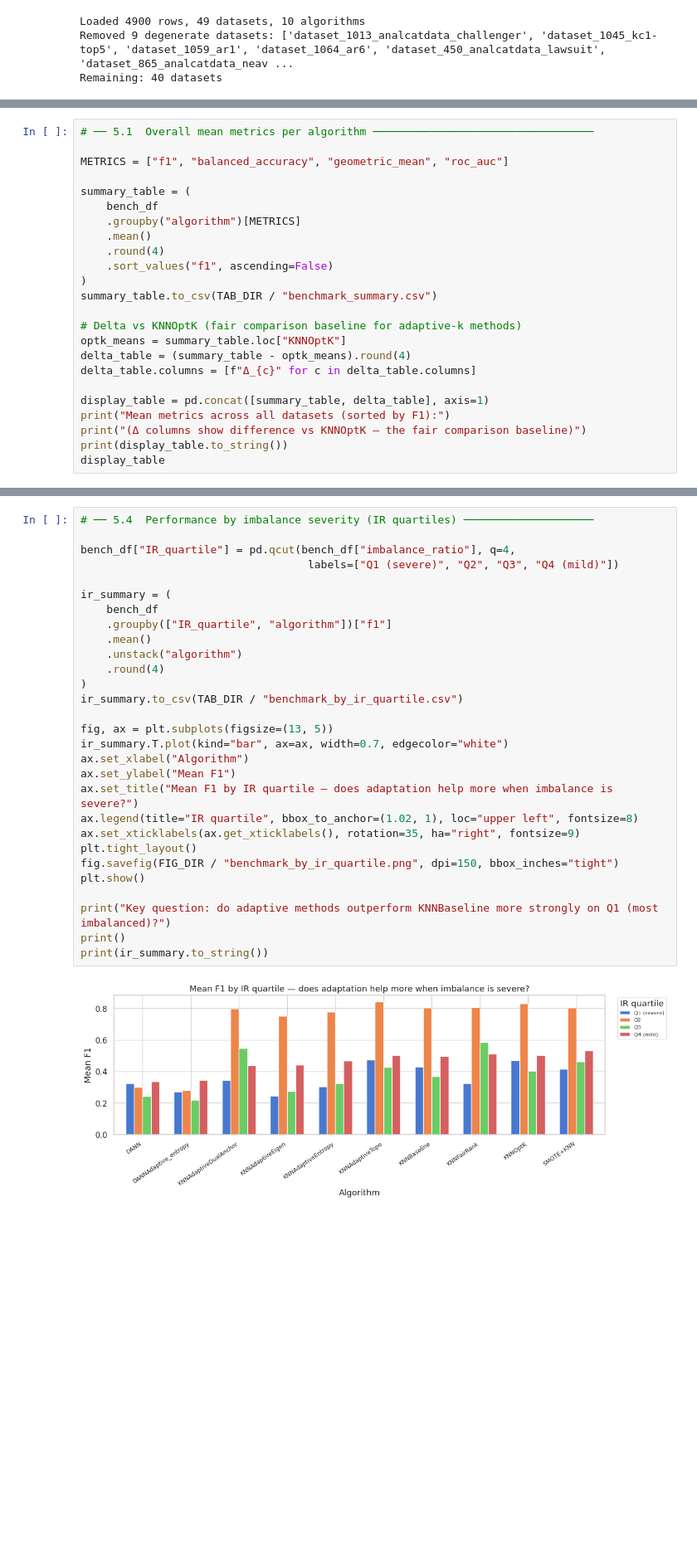
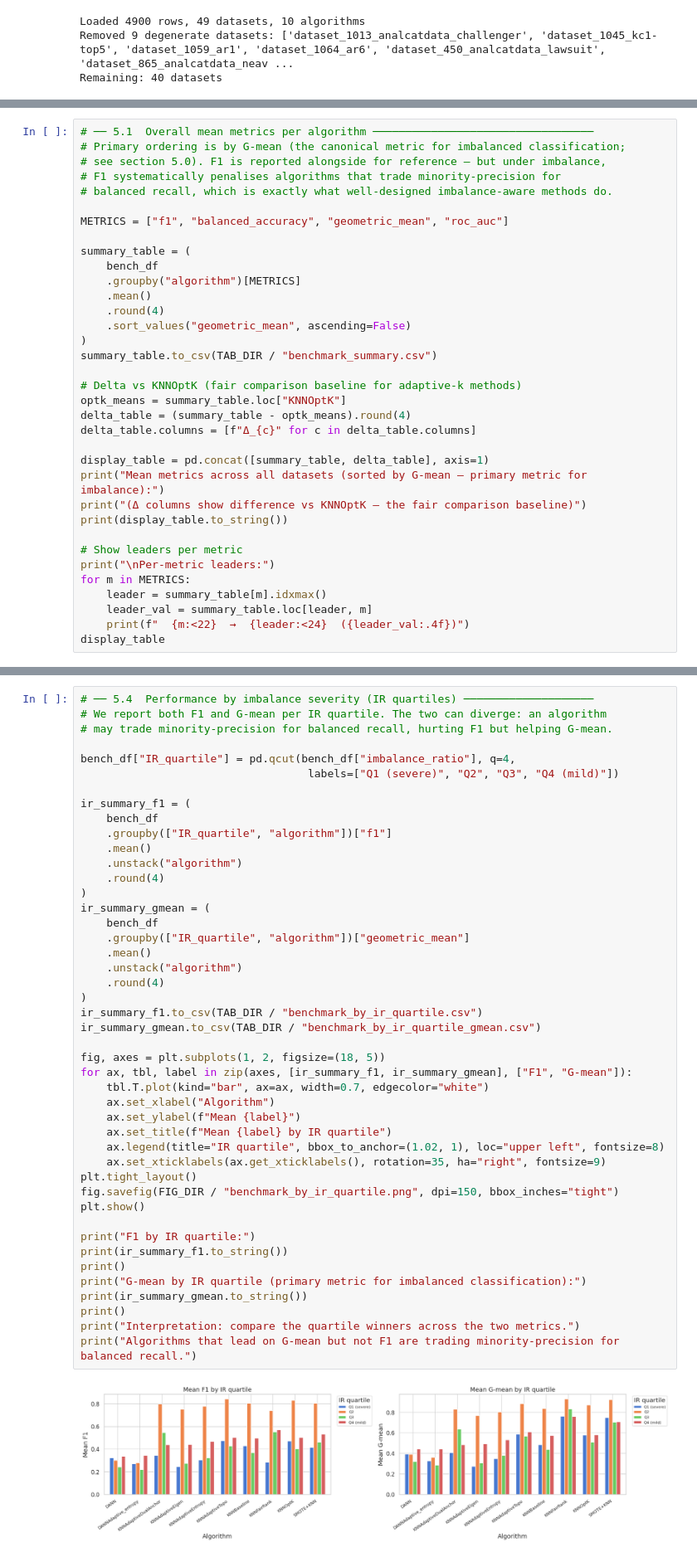
Before and after one commit to zepaulo333/knn_classimbalance, a Jupyter notebook: notebooks/analysis.ipynb, the cells around one changed output, grey strips where cells are left out. Shown at 83% size. Saved outputs shown, nothing was run; the diff lists cells and outputs as text; blank space fills up the shorter version.

```diff
--- a/notebooks/analysis.ipynb
+++ b/notebooks/analysis.ipynb
@@ -987,5 +1104,9 @@ Remaining: 40 datasets
 # %%
 # ── 5.1  Overall mean metrics per algorithm ──────────────────────────────────
+# Primary ordering is by G-mean (the canonical metric for imbalanced classification;
+# see section 5.0). F1 is reported alongside for reference — but under imbalance,
+# F1 systematically penalises algorithms that trade minority-precision for
+# balanced recall, which is exactly what well-designed imbalance-aware methods do.
 
 METRICS = ["f1", "balanced_accuracy", "geometric_mean", "roc_auc"]
 
@@ -994,7 +1115,7 @@ summary_table = (
     .groupby("algorithm")[METRICS]
     .mean()
     .round(4)
-    .sort_values("f1", ascending=False)
+    .sort_values("geometric_mean", ascending=False)
 )
 summary_table.to_csv(TAB_DIR / "benchmark_summary.csv")
 
@@ -1004,8 +1125,15 @@ delta_table = (summary_table - optk_means).round(4)
 delta_table.columns = [f"Δ_{c}" for c in delta_table.columns]
 
 display_table = pd.concat([summary_table, delta_table], axis=1)
-print("Mean metrics across all datasets (sorted by F1):")
+print("Mean metrics across all datasets (sorted by G-mean — primary metric for imbalance):")
 print("(Δ columns show difference vs KNNOptK — the fair comparison baseline)")
 print(display_table.to_string())
+
+# Show leaders per metric
+print("\nPer-metric leaders:")
+for m in METRICS:
+    leader = summary_table[m].idxmax()
+    leader_val = summary_table.loc[leader, m]
+    print(f"  {m:<22}  →  {leader:<24}  ({leader_val:.4f})")
 display_table
 # %% [output]
@@ -1106,31 +1240,47 @@ plt.show()
 # %%
 # ── 5.4  Performance by imbalance severity (IR quartiles) ────────────────────
+# We report both F1 and G-mean per IR quartile. The two can diverge: an algorithm
+# may trade minority-precision for balanced recall, hurting F1 but helping G-mean.
 
 bench_df["IR_quartile"] = pd.qcut(bench_df["imbalance_ratio"], q=4,
                                    labels=["Q1 (severe)", "Q2", "Q3", "Q4 (mild)"])
 
-ir_summary = (
+ir_summary_f1 = (
     bench_df
     .groupby(["IR_quartile", "algorithm"])["f1"]
     .mean()
     .unstack("algorithm")
     .round(4)
 )
-ir_summary.to_csv(TAB_DIR / "benchmark_by_ir_quartile.csv")
+ir_summary_gmean = (
+    bench_df
+    .groupby(["IR_quartile", "algorithm"])["geometric_mean"]
+    .mean()
+    .unstack("algorithm")
+    .round(4)
+)
+ir_summary_f1.to_csv(TAB_DIR / "benchmark_by_ir_quartile.csv")
+ir_summary_gmean.to_csv(TAB_DIR / "benchmark_by_ir_quartile_gmean.csv")
 
-fig, ax = plt.subplots(figsize=(13, 5))
-ir_summary.T.plot(kind="bar", ax=ax, width=0.7, edgecolor="white")
-ax.set_xlabel("Algorithm")
-ax.set_ylabel("Mean F1")
-ax.set_title("Mean F1 by IR quartile — does adaptation help more when imbalance is severe?")
-ax.legend(title="IR quartile", bbox_to_anchor=(1.02, 1), loc="upper left", fontsize=8)
-ax.set_xticklabels(ax.get_xticklabels(), rotation=35, ha="right", fontsize=9)
+fig, axes = plt.subplots(1, 2, figsize=(18, 5))
+for ax, tbl, label in zip(axes, [ir_summary_f1, ir_summary_gmean], ["F1", "G-mean"]):
+    tbl.T.plot(kind="bar", ax=ax, width=0.7, edgecolor="white")
+    ax.set_xlabel("Algorithm")
+    ax.set_ylabel(f"Mean {label}")
+    ax.set_title(f"Mean {label} by IR quartile")
+    ax.legend(title="IR quartile", bbox_to_anchor=(1.02, 1), loc="upper left", fontsize=8)
+    ax.set_xticklabels(ax.get_xticklabels(), rotation=35, ha="right", fontsize=9)
 plt.tight_layout()
 fig.savefig(FIG_DIR / "benchmark_by_ir_quartile.png", dpi=150, bbox_inches="tight")
 plt.show()
 
-print("Key question: do adaptive methods outperform KNNBaseline more strongly on Q1 (most imbalanced)?")
+print("F1 by IR quartile:")
+print(ir_summary_f1.to_string())
 print()
-print(ir_summary.to_string())
+print("G-mean by IR quartile (primary metric for imbalanced classification):")
+print(ir_summary_gmean.to_string())
+print()
+print("Interpretation: compare the quartile winners across the two metrics.")
+print("Algorithms that lead on G-mean but not F1 are trading minority-precision for balanced recall.")
 # %% [output]
-[figure, old version]
+[figure, new version]
```
Also changed, not shown: parts of 16 cells of this notebook, 18 other files.
